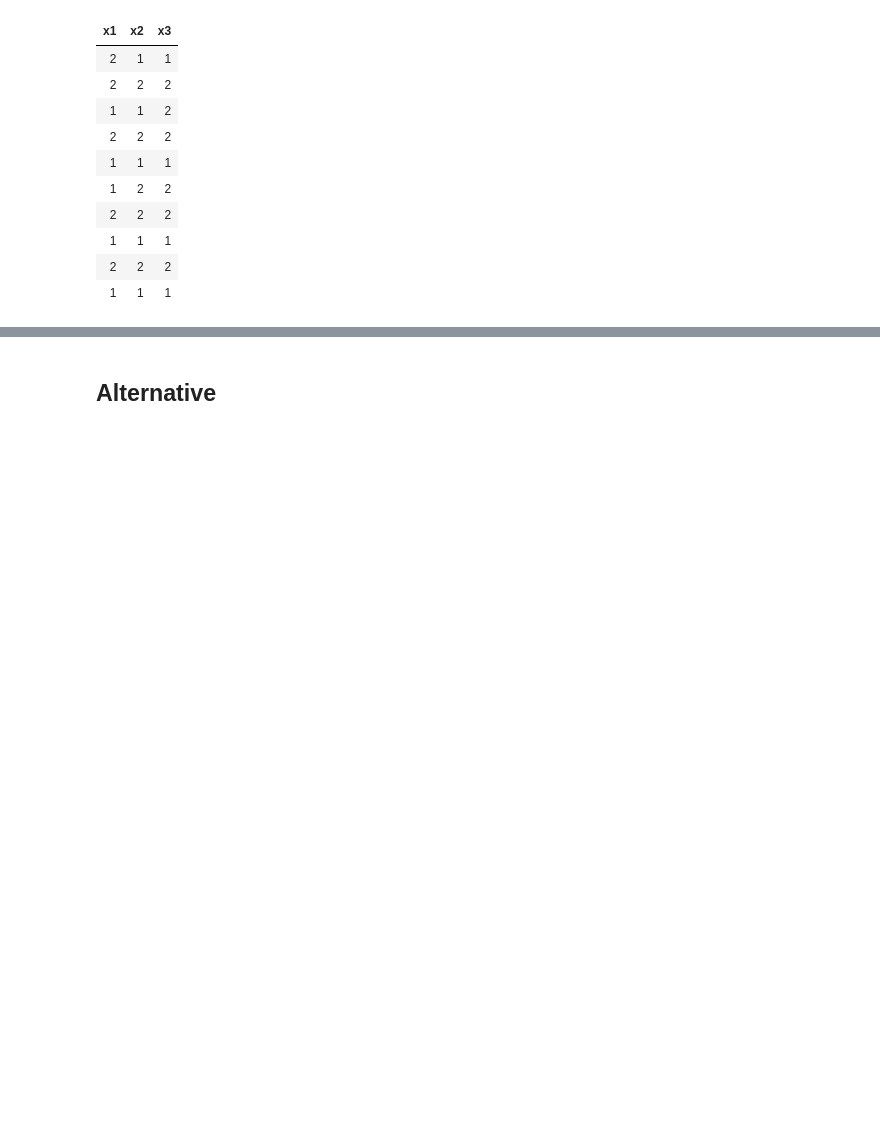
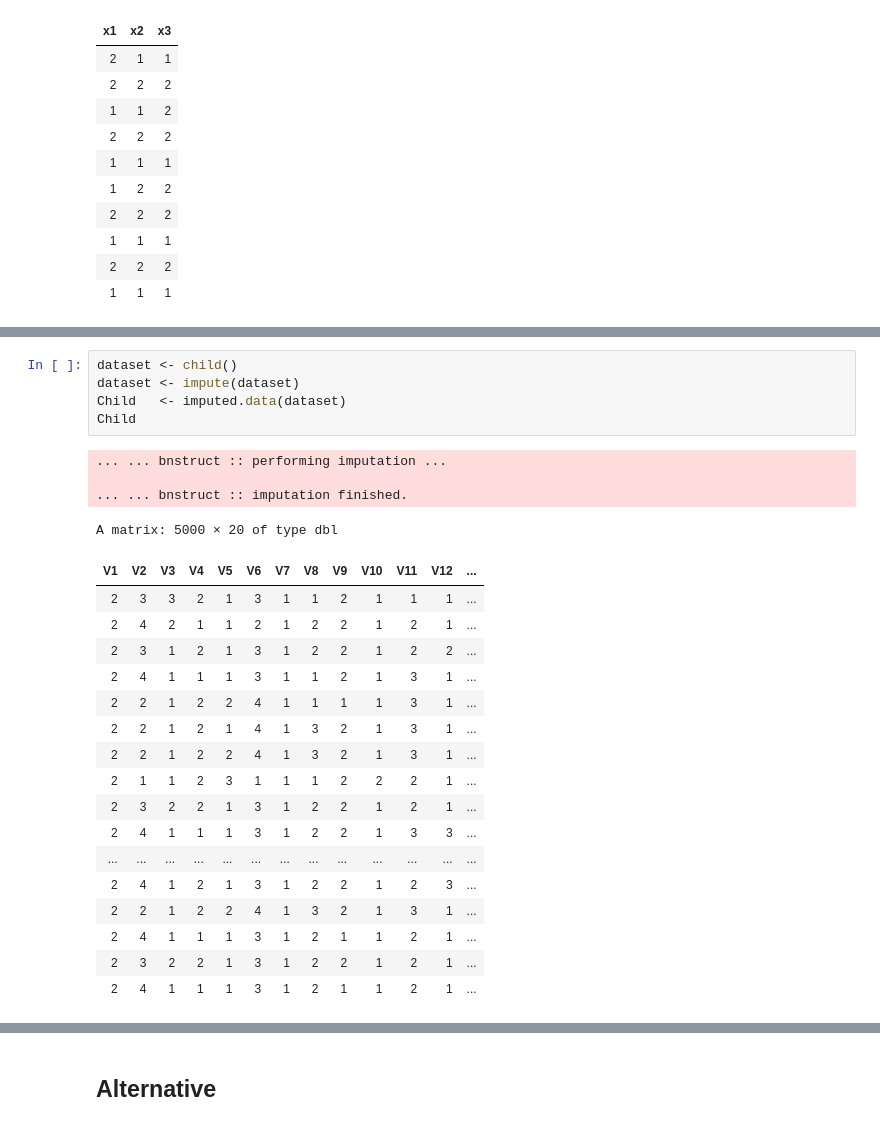
Before and after one commit to emabaci/Advanced-Statistics-Project, a Jupyter notebook: K2_Bayesian_Network.ipynb, the cells around one changed output, grey strips where cells are left out. Saved outputs shown, nothing was run; the diff lists cells and outputs as text; blank space fills up the shorter version.

```diff
--- a/K2_Bayesian_Network.ipynb
+++ b/K2_Bayesian_Network.ipynb
@@ -591,0 +551,27 @@ x2           1         2
+# %%
+dataset <- child()
+dataset <- impute(dataset)
+Child   <- imputed.data(dataset)
+Child
+# %% [output]
+... ... bnstruct :: performing imputation ...
+
+... ... bnstruct :: imputation finished.
+A matrix: 5000 × 20 of type dbl
+| V1 | V2 | V3 | V4 | V5 | V6 | V7 | V8 | V9 | V10 | V11 | V12 | ... |
+| 2 | 3 | 3 | 2 | 1 | 3 | 1 | 1 | 2 | 1 | 1 | 1 | ... |
+| 2 | 4 | 2 | 1 | 1 | 2 | 1 | 2 | 2 | 1 | 2 | 1 | ... |
+| 2 | 3 | 1 | 2 | 1 | 3 | 1 | 2 | 2 | 1 | 2 | 2 | ... |
+| 2 | 4 | 1 | 1 | 1 | 3 | 1 | 1 | 2 | 1 | 3 | 1 | ... |
+| 2 | 2 | 1 | 2 | 2 | 4 | 1 | 1 | 1 | 1 | 3 | 1 | ... |
+| 2 | 2 | 1 | 2 | 1 | 4 | 1 | 3 | 2 | 1 | 3 | 1 | ... |
+| 2 | 2 | 1 | 2 | 2 | 4 | 1 | 3 | 2 | 1 | 3 | 1 | ... |
+| 2 | 1 | 1 | 2 | 3 | 1 | 1 | 1 | 2 | 2 | 2 | 1 | ... |
+| 2 | 3 | 2 | 2 | 1 | 3 | 1 | 2 | 2 | 1 | 2 | 1 | ... |
+| 2 | 4 | 1 | 1 | 1 | 3 | 1 | 2 | 2 | 1 | 3 | 3 | ... |
+| ... | ... | ... | ... | ... | ... | ... | ... | ... | ... | ... | ... | ... |
+| 2 | 4 | 1 | 2 | 1 | 3 | 1 | 2 | 2 | 1 | 2 | 3 | ... |
+| 2 | 2 | 1 | 2 | 2 | 4 | 1 | 3 | 2 | 1 | 3 | 1 | ... |
+| 2 | 4 | 1 | 1 | 1 | 3 | 1 | 2 | 1 | 1 | 2 | 1 | ... |
+| 2 | 3 | 2 | 2 | 1 | 3 | 1 | 2 | 2 | 1 | 2 | 1 | ... |
+| 2 | 4 | 1 | 1 | 1 | 3 | 1 | 2 | 1 | 1 | 2 | 1 | ... |
```
Also changed, not shown: parts of 26 cells of this notebook.
